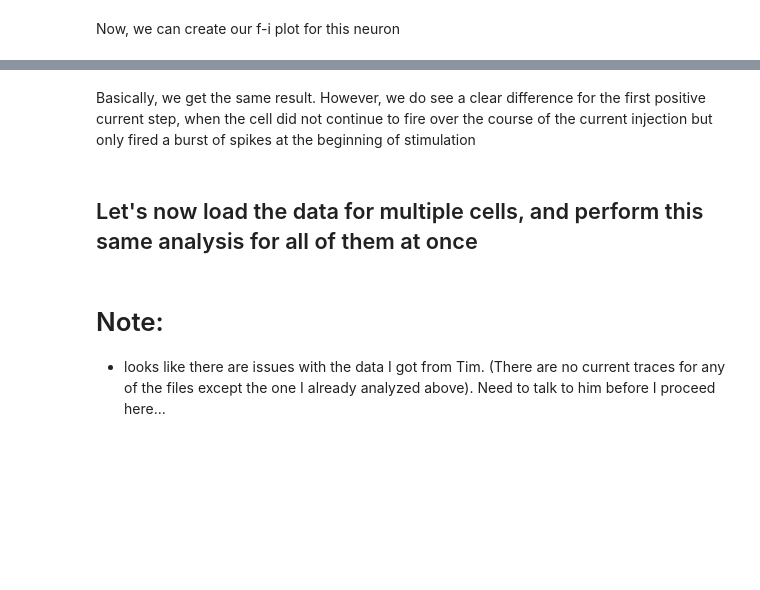
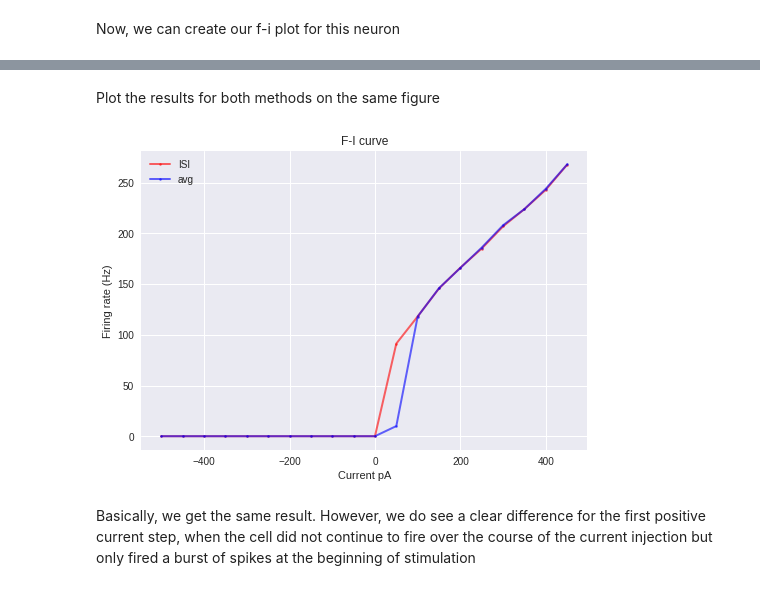
Before and after one commit to dasaderi/python_neurobootcamp, a Jupyter notebook: day-3/Day-3.ipynb, the cells around one changed output, grey strips where cells are left out. Cells and saved outputs as stored; diff of their text form; code cells hidden in the pictures; blank space fills up the shorter version.

```diff
--- a/day-3/Day-3.ipynb
+++ b/day-3/Day-3.ipynb
@@ -614,6 +532,7 @@ def get_firing_rate(v, threshold, tstart, tend, method="ISI"):
     '''
     ================ This is called a doc string ====================
     ========== It tells you how to use the function =================
+    ======= It is what is printed when you call "help" ==============
     Arguments:
         v (data frame): array of voltage values during one sweep with the index being the time series
         threshold (float): cut-off to count spikes
@@ -746,3 +736,3 @@ Cool, we now have an F-I curve for this PV neuron.
 # %%
-# Make a new column using a pandas series (new column = pd.Series)
-newColumn = pd.Series(index=sweeps, name="Firing Rate (avg)")
+newColumn = pd.Series()
+# answer: newColumn = pd.Series(index=sweeps, name="Firing Rate (avg)")
@@ -749,12 +741,17 @@ newColumn = pd.Series(index=sweeps, name="Firing Rate (avg)")
 # %%
+for :
+
+    # get firing rate
+
+    # add to new column
+
+
+
+'''
+answer:
 for i, sweep in enumerate(sweeps):
 
     firing_rate = get_firing_rate(data['ch1_'+sweep],threshold,I_start,I_end, method="AVG")
 
-    I_mag = max(data['ch2_'+sweep])
-    if I_mag == 0 and min(data['ch2_'+sweep])==0:
-        I_mag = 0
-    elif I_mag == 0 and min(data['ch2_'+sweep]) != 0:
-        I_mag = min(data['ch2_'+sweep])
-
     newColumn[sweep]=firing_rate
+'''
@@ -761,3 +761,8 @@ for i, sweep in enumerate(sweeps):
 # %%
+results = pd.concat()   # concatenate
+results.head()          # look at results
+
+'''
 results = pd.concat((results,newColumn),axis=1)
 results.head()
+'''
@@ -764,15 +776,24 @@ results.head()
+# %% [markdown]
+Plot the results for both methods on the same figure
 # %%
+# Use examples of plotting from above
+
+
+
+
+'''
 plt.figure()
 plt.plot(results['Current Injection'].values, results['Firing Rate'].values, ".-", color="r", lw=2,
          markersize=5, alpha=0.6)
 plt.plot(results['Current Injection'].values, results['Firing Rate (avg)'].values, ".-", color="b", lw=2,
          markersize=5, alpha=0.6)
 plt.xlabel('Current '+meta['ch2_units'][0])
 plt.ylabel('Firing rate (Hz)')
 plt.legend(['ISI', 'avg'])
 plt.title('F-I curve')
 plt.show()
+'''
+# %% [output]
+[figure, added]
 # %% [markdown]
 Basically, we get the same result. However, we do see a clear difference for the first positive current step, when the cell did not continue to fire over the course of the current injection but only fired a burst of spikes at the beginning of stimulation
-# %% [markdown]
-## Let's now load the data for multiple cells, and perform this same analysis for all of them at once
@@ -796,3 +799,0 @@ for f in allCsvs:
-# %% [markdown]
-# Note:
-* looks like there are issues with the data I got from Tim. (There are no current traces for any of the files except the one I already analyzed above). Need to talk to him before I proceed here...
```
Also changed, not shown: parts of 99 cells of this notebook, 1 other file.
